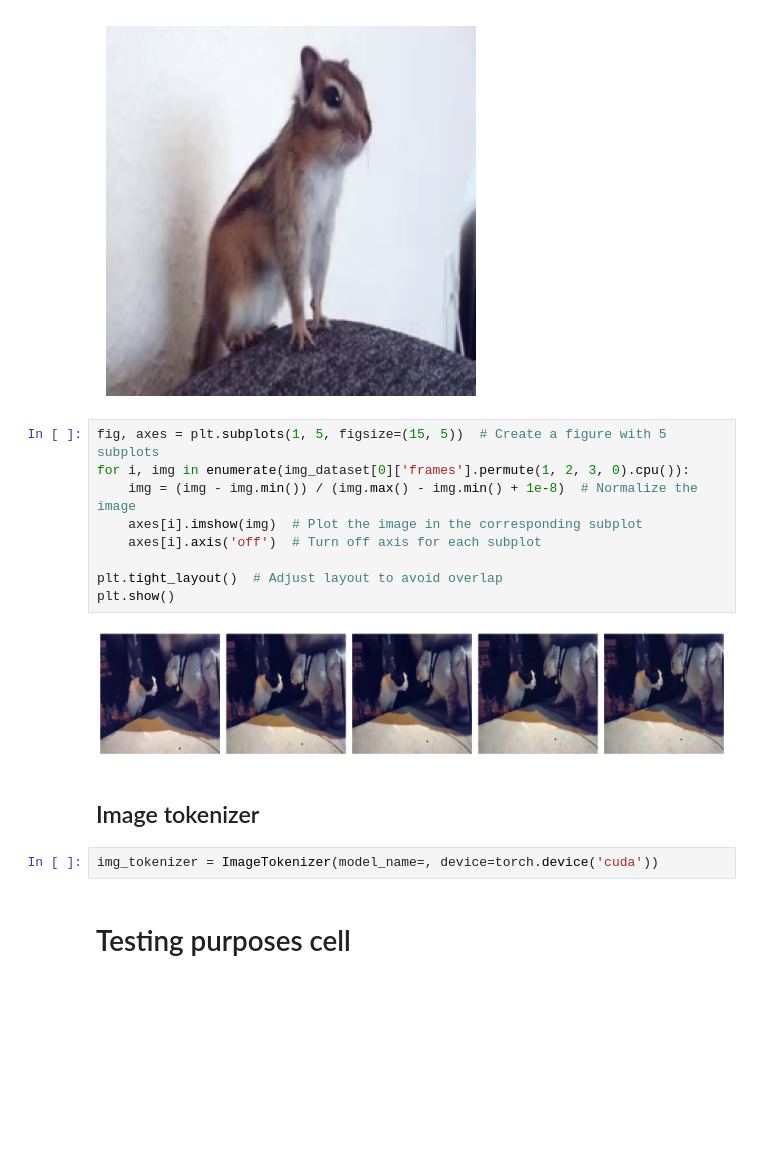
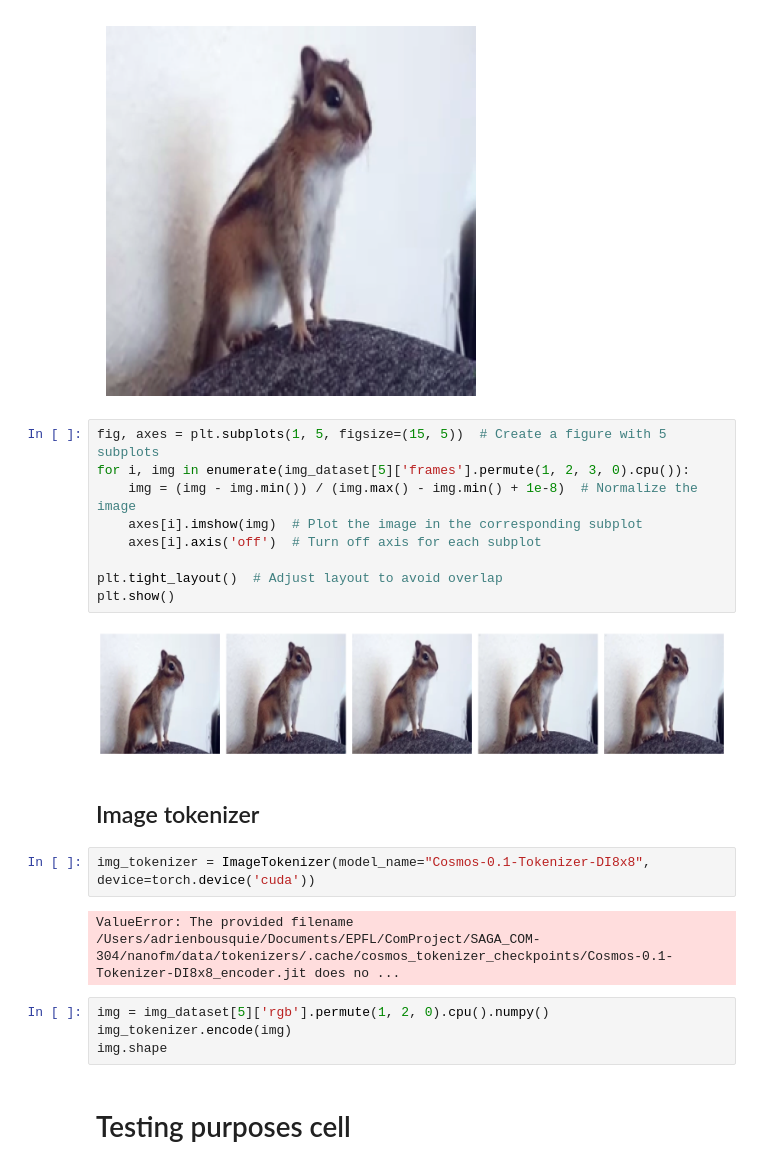
Before and after one commit to SAGA-COM-304/SAGA_COM-304, a Jupyter notebook: notebooks/Tokenizers.ipynb, the cells around one changed output. Drawn from its saved outputs; the diff is of its cells as text; blank space fills up the shorter version.

```diff
--- a/notebooks/Tokenizers.ipynb
+++ b/notebooks/Tokenizers.ipynb
@@ -51,19 +54,25 @@ plt.show()
 [figure]
 # %%
 fig, axes = plt.subplots(1, 5, figsize=(15, 5))  # Create a figure with 5 subplots
-for i, img in enumerate(img_dataset[0]['frames'].permute(1, 2, 3, 0).cpu()):
+for i, img in enumerate(img_dataset[5]['frames'].permute(1, 2, 3, 0).cpu()):
     img = (img - img.min()) / (img.max() - img.min() + 1e-8)  # Normalize the image
     axes[i].imshow(img)  # Plot the image in the corresponding subplot
     axes[i].axis('off')  # Turn off axis for each subplot
 
 plt.tight_layout()  # Adjust layout to avoid overlap
 plt.show()
 # %% [output]
-[figure, old version]
+[figure, new version]
 # %% [markdown]
 ## Image tokenizer
 # %%
-img_tokenizer = ImageTokenizer(model_name=, device=torch.device('cuda'))
+img_tokenizer = ImageTokenizer(model_name="Cosmos-0.1-Tokenizer-DI8x8", device=torch.device('cuda'))
+# %% [output]
+ValueError: The provided filename /Users/adrienbousquie/Documents/EPFL/ComProject/SAGA_COM-304/nanofm/data/tokenizers/.cache/cosmos_tokenizer_checkpoints/Cosmos-0.1-Tokenizer-DI8x8_encoder.jit does no ...
+# %%
+img = img_dataset[5]['rgb'].permute(1, 2, 0).cpu().numpy()
+img_tokenizer.encode(img)
+img.shape
 # %% [markdown]
 # Testing purposes cell
 # %%
```
Also changed, not shown: parts of 2 cells of this notebook.
